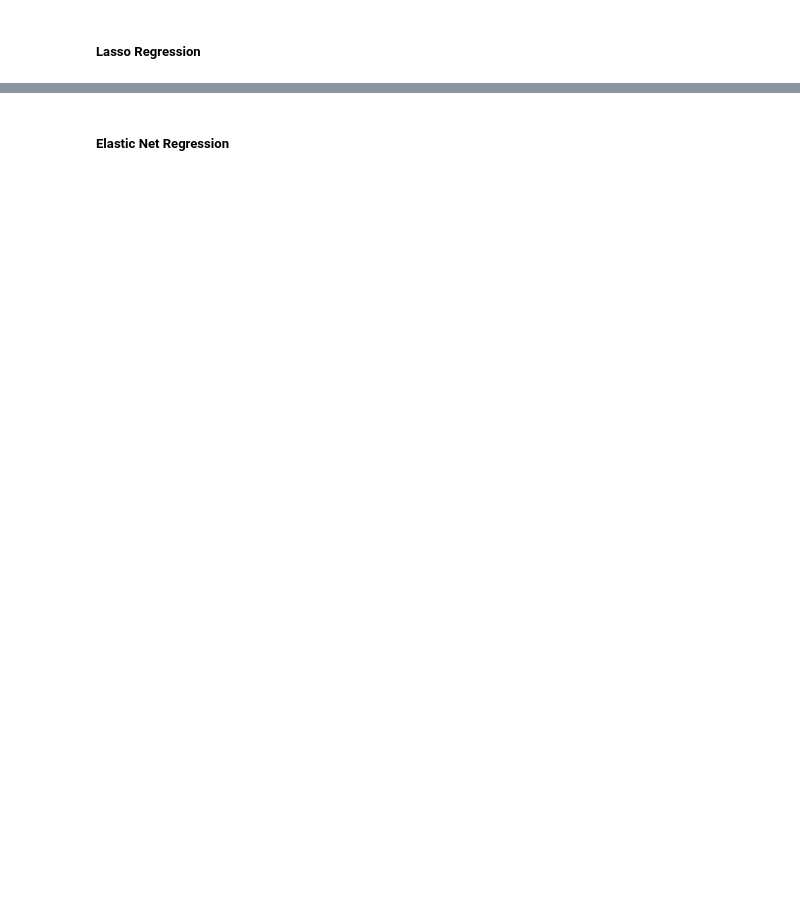
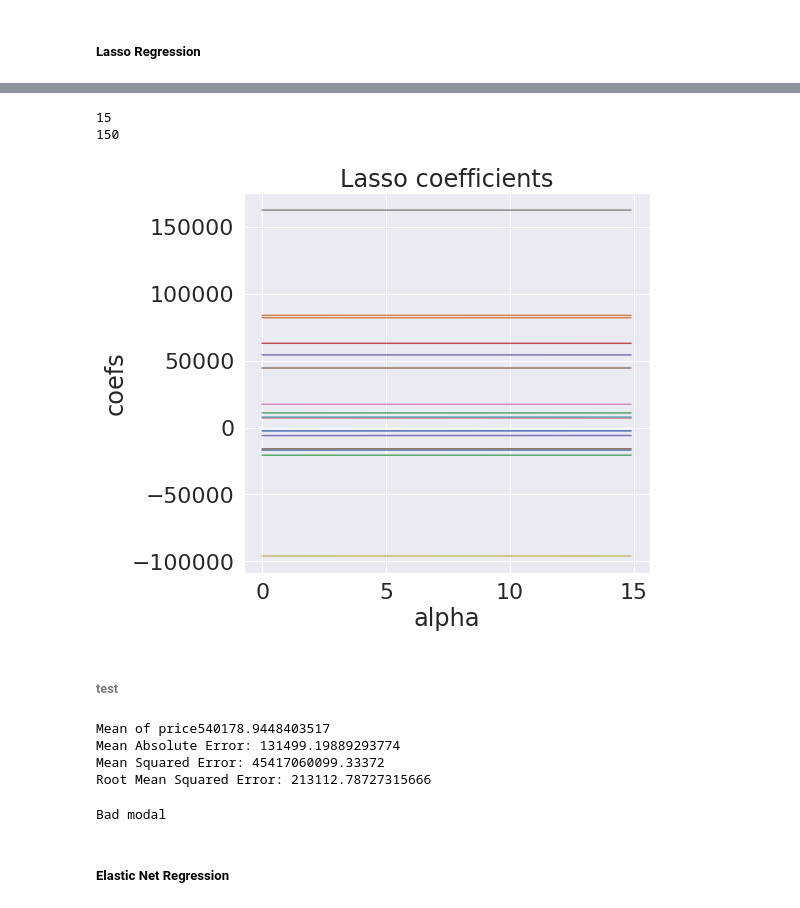
Before and after one commit to JeromeMberia/Hass_Consulting_Company, a Jupyter notebook: IP_Week_7.ipynb, the cells around one changed output, grey strips where cells are left out. Cells and saved outputs as stored; diff of their text form; code cells hidden in the pictures; blank space fills up the shorter version.

```diff
--- a/IP_Week_7.ipynb
+++ b/IP_Week_7.ipynb
@@ -870,2 +1154,11 @@ np.mean(RMSES)
 # %% [markdown]
 ##### Lasso Regression
+# %%
+x = revised
+y = df['price']
+# %%
+#Standardizing features the data
+from sklearn.preprocessing import StandardScaler
+
+scaler = StandardScaler()
+x = scaler.fit_transform(x)
@@ -871,0 +1229,53 @@ np.mean(RMSES)
+# %%
+a = len(revised.columns)-1
+b = a*10
+print(a)
+print(b)
+# %% [output]
+15
+150
+# %%
+# Importing library for visualization
+#
+i=None
+import matplotlib.pyplot as plt
+coefsLasso = []
+
+# Building Lasso for 200 values of alpha and write the coefficients into array
+#
+alphasLasso = np.arange (0, a, 0.1)
+
+for i in np.arange(b):
+  lasso = linear_model.Lasso(alpha=alphasLasso[i])
+  lasso.fit(x_train, y_train)
+  coefsLasso.append(lasso.coef_)
+
+# Building Lasso coefficient plots
+#
+plt.figure(figsize = (16,7))
+
+plt.subplot(121)
+plt.plot(alphasLasso, coefsLasso)
+plt.title('Lasso coefficients')
+plt.xlabel('alpha')
+plt.ylabel('coefs')
+
+plt.show()
+
+# As we can see, Lasso influences less on the large coefficients, but the small ones Lasso reduces to zeroes.
+# Therefore Lasso can also be used to determine which features are important
+# to us and keeps the features that may influence the target variable
+# %% [output]
+[figure, added]
+# %% [markdown]
+###### test
+# %%
+print(f'Mean of price{df.price.mean()}')
+print('Mean Absolute Error:', metrics.mean_absolute_error(y, lasso.predict(x)))
+print('Mean Squared Error:', metrics.mean_squared_error(y, lasso.predict(x)))
+print('Root Mean Squared Error:', np.sqrt(metrics.mean_squared_error(y, lasso.predict(x))))
+# %% [output]
+Mean of price540178.9448403517
+Mean Absolute Error: 131499.19889293774
+Mean Squared Error: 45417060099.33372
+Root Mean Squared Error: 213112.78727315666
@@ -872,2 +1285,9 @@ np.mean(RMSES)
+# %%
+if a >= b:
+  print('Good modal')
+else:
+  print('Bad modal')
+# %% [output]
+Bad modal
 # %% [markdown]
 ##### Elastic Net Regression
```
Also changed, not shown: parts of 49 cells of this notebook.
